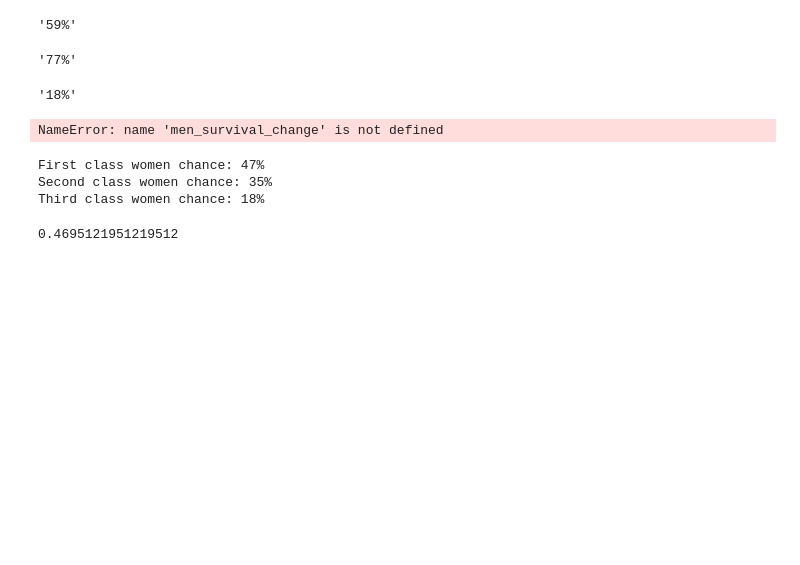
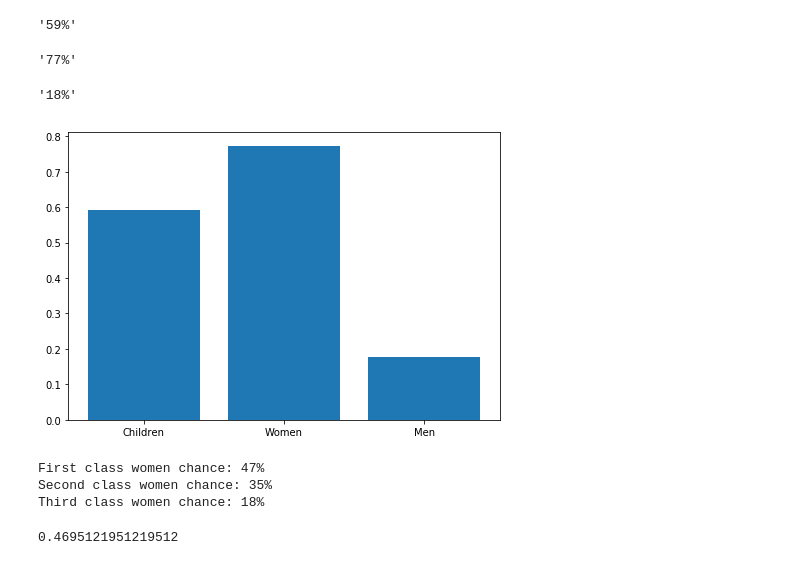
Before and after one commit to Mintri1199/Quantitative-Literacy, a Jupyter notebook: Titanic Probability.ipynb, the cells around one changed output. Cells and saved outputs as stored; diff of their text form; code cells hidden in the pictures; blank space fills up the shorter version.

```diff
--- a/Titanic Probability.ipynb
+++ b/Titanic Probability.ipynb
@@ -94,12 +94,12 @@ format(men_survival_chance, '.0%')
 # %%
 fig = plt.figure()
 ax = fig.add_axes([0,0,1,1])
 x_axis = ["Children", "Women", "Men"]
-data = [children_survival_chance, women_surival_chance, men_survival_change]
+data = [children_survival_chance, women_surival_chance, men_survival_chance]
 ax.bar(x_axis, data)
 plt.show()
 # %% [output]
-NameError: name 'men_survival_change' is not defined
+[figure, added]
 # %%
 living_first_women = women[(women['Survived'] == 1) & (women['Pclass'] == 1)]
 living_second_women = women[(women['Survived'] == 1) & (women['Pclass'] == 2)]
```
Also changed, not shown: parts of 2 cells of this notebook, 2 other files.
